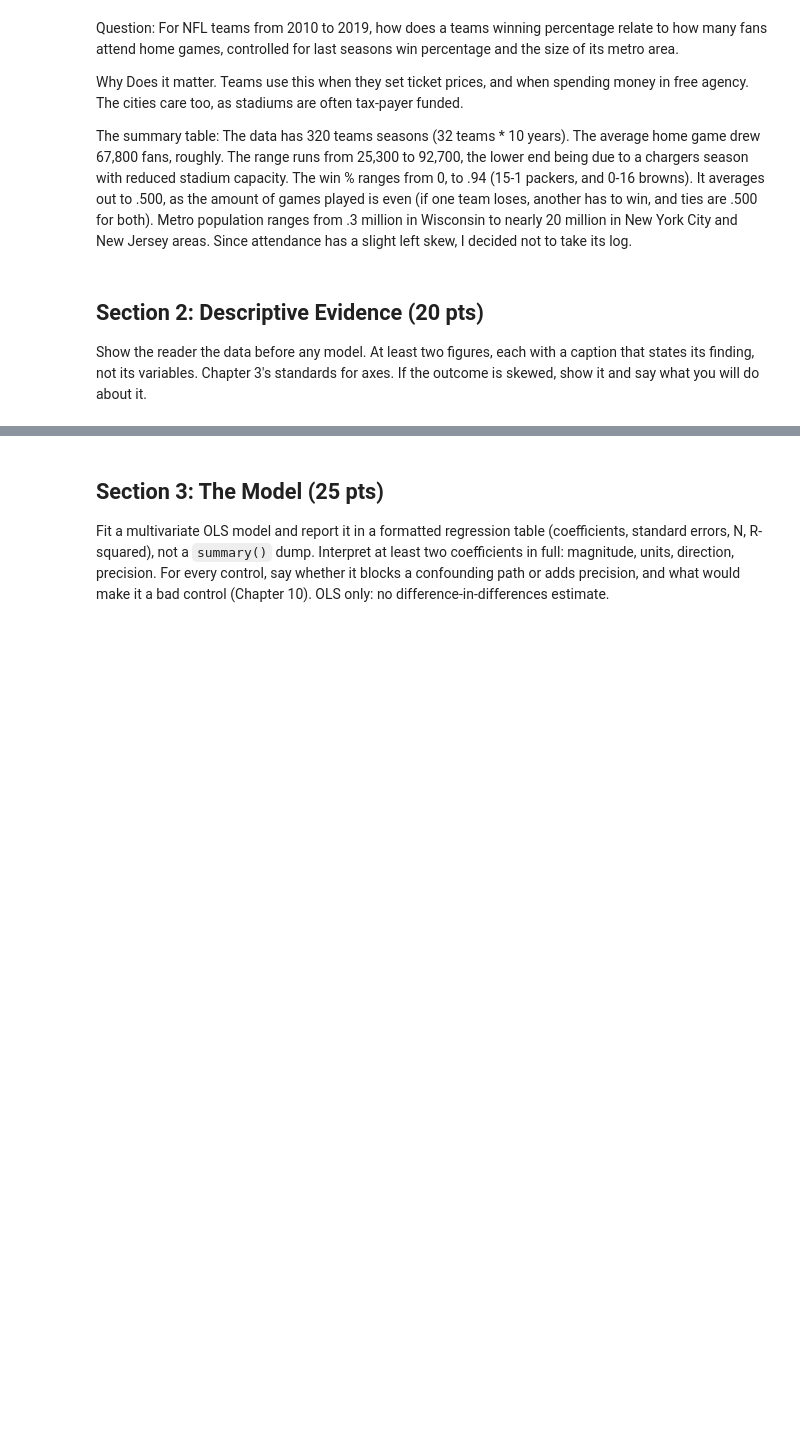
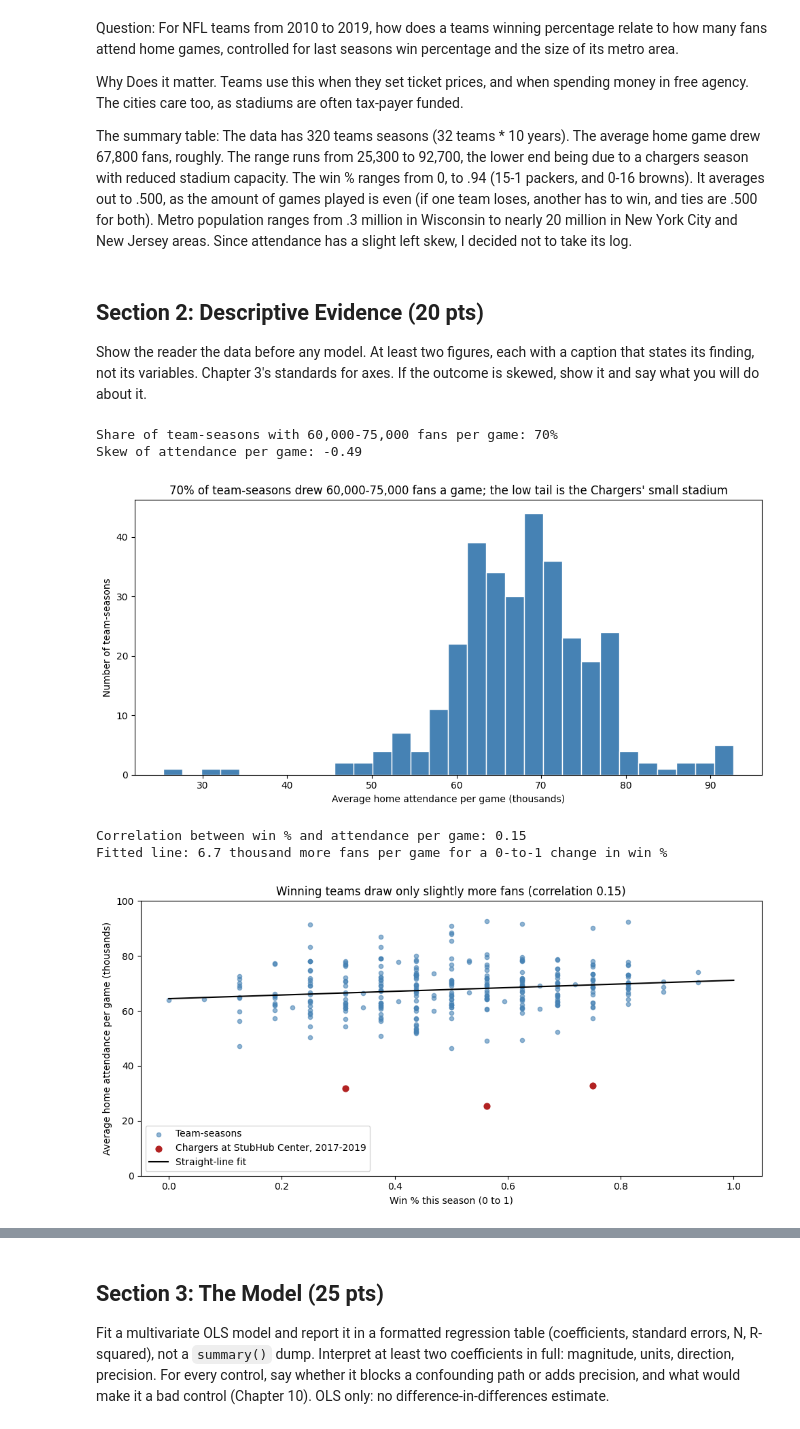
Before and after one commit to Vir-Juneja/ECON3916-MIDTERM, a Jupyter notebook: Midterm Project/midterm_starter.ipynb, the cells around one changed output, grey strips where cells are left out. Saved outputs shown, nothing was run; the diff lists cells and outputs as text; code cells hidden in the pictures; blank space fills up the shorter version.

Commit message:
Section 2: figures

```diff
--- a/Midterm Project/midterm_starter.ipynb
+++ b/Midterm Project/midterm_starter.ipynb
@@ -240,4 +240,50 @@ The summary table: The data has 320 teams seasons (32 teams * 10 years). The ave
 ## Section 2: Descriptive Evidence (20 pts)
 
 Show the reader the data before any model. At least two figures, each with a caption that states its finding, not its variables. Chapter 3's standards for axes. If the outcome is skewed, show it and say what you will do about it.
+# %%
+Path("figures").mkdir(exist_ok=True)
+
+# ---- Figure 1: the shape of the outcome ----
+att_k = df["home_att_per_game"] / 1000
+share_60_75 = ((att_k >= 60) & (att_k <= 75)).mean()
+print(f"Share of team-seasons with 60,000-75,000 fans per game: {share_60_75:.0%}")
+print(f"Skew of attendance per game: {df['home_att_per_game'].skew():.2f}")
+
+fig, ax = plt.subplots(figsize=(10, 5))
+ax.hist(att_k, bins=30, color="steelblue", edgecolor="white")
+ax.set_xlabel("Average home attendance per game (thousands)")
+ax.set_ylabel("Number of team-seasons")
+ax.set_title(f"{share_60_75:.0%} of team-seasons drew 60,000-75,000 fans a game; the low tail is the Chargers' small stadium")
+plt.tight_layout()
+plt.savefig("figures/fig1_attendance_hist.png", dpi=150, bbox_inches="tight")
+plt.show()
+
+# ---- Figure 2: winning and attendance ----
+corr = np.corrcoef(df["win_pct"], df["home_att_per_game"])[0, 1]
+line = sm.OLS(att_k, sm.add_constant(df["win_pct"])).fit()
+print(f"Correlation between win % and attendance per game: {corr:.2f}")
+print(f"Fitted line: {line.params['win_pct']:.1f} thousand more fans per game for a 0-to-1 change in win %")
+
+chargers = df["Stadium"] == "StubHub Center"
+xs = np.linspace(0, 1, 50)
+fig, ax = plt.subplots(figsize=(10, 5))
+ax.scatter(df["win_pct"], att_k, s=20, alpha=0.6, color="steelblue", label="Team-seasons")
+ax.scatter(df.loc[chargers, "win_pct"], att_k[chargers], s=40, color="firebrick",
+           label="Chargers at StubHub Center, 2017-2019")
+ax.plot(xs, line.params["const"] + line.params["win_pct"] * xs, color="black", lw=1.5, label="Straight-line fit")
+ax.set_ylim(0, 100)                     # starts at zero so the slope isn't exaggerated
+ax.set_xlabel("Win % this season (0 to 1)")
+ax.set_ylabel("Average home attendance per game (thousands)")
+ax.set_title(f"Winning teams draw only slightly more fans (correlation {corr:.2f})")
+ax.legend()
+plt.tight_layout()
+plt.savefig("figures/fig2_win_vs_attendance.png", dpi=150, bbox_inches="tight")
+plt.show()
+# %% [output]
+Share of team-seasons with 60,000-75,000 fans per game: 70%
+Skew of attendance per game: -0.49
+[figure, added]
+Correlation between win % and attendance per game: 0.15
+Fitted line: 6.7 thousand more fans per game for a 0-to-1 change in win %
+[figure, added]
 # %% [markdown]
```
Also changed, not shown: parts of 1 cell of this notebook.
